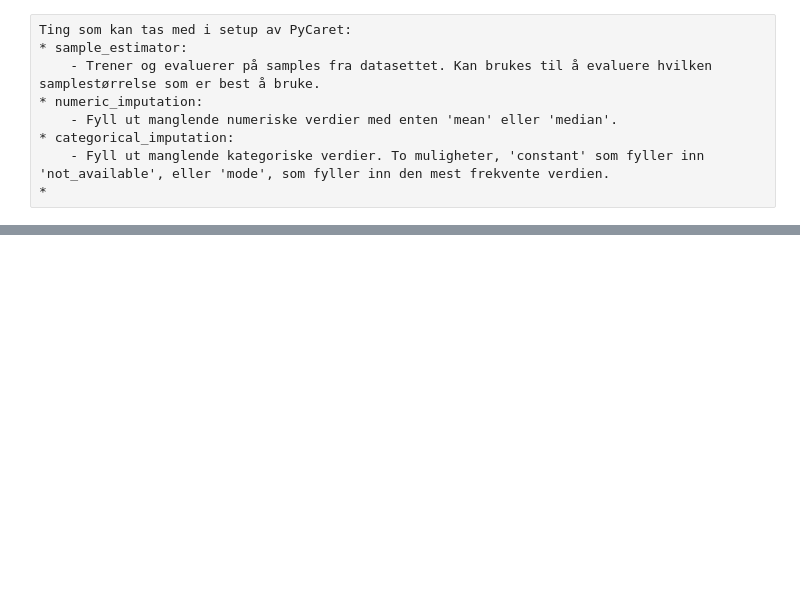
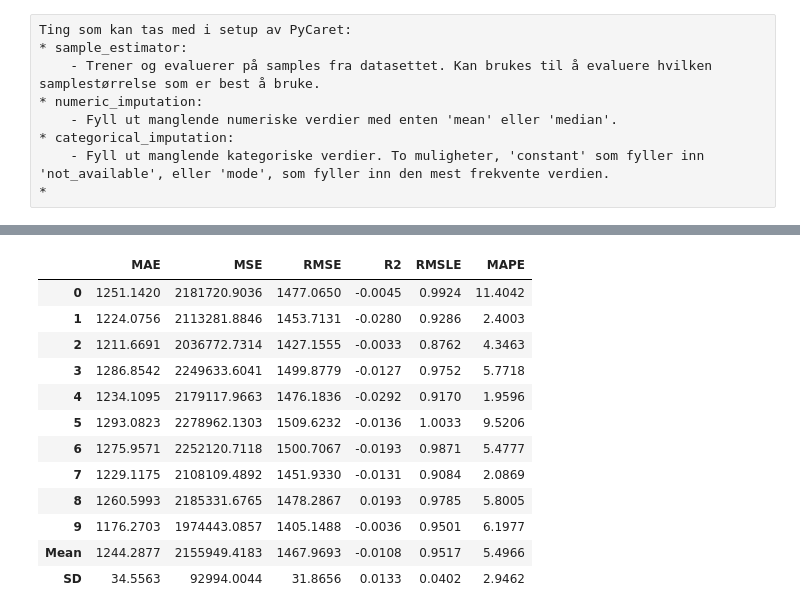
Before and after one commit to h577870/DAT158_ML2, a Jupyter notebook: Customer-revenue-prediction.ipynb, the cells around one changed output, grey strips where cells are left out. Cells and saved outputs as stored; diff of their text form; code cells hidden in the pictures; blank space fills up the shorter version.

```diff
--- a/Customer-revenue-prediction.ipynb
+++ b/Customer-revenue-prediction.ipynb
@@ -198,0 +291,16 @@ Ting som kan tas med i setup av PyCaret:
+# %%
+tuned_pareg = tune_model(model_pareg)
+# %% [output]
+|  | MAE | MSE | RMSE | R2 | RMSLE | MAPE |
+| 0 | 1251.1420 | 2181720.9036 | 1477.0650 | -0.0045 | 0.9924 | 11.4042 |
+| 1 | 1224.0756 | 2113281.8846 | 1453.7131 | -0.0280 | 0.9286 | 2.4003 |
+| 2 | 1211.6691 | 2036772.7314 | 1427.1555 | -0.0033 | 0.8762 | 4.3463 |
+| 3 | 1286.8542 | 2249633.6041 | 1499.8779 | -0.0127 | 0.9752 | 5.7718 |
+| 4 | 1234.1095 | 2179117.9663 | 1476.1836 | -0.0292 | 0.9170 | 1.9596 |
+| 5 | 1293.0823 | 2278962.1303 | 1509.6232 | -0.0136 | 1.0033 | 9.5206 |
+| 6 | 1275.9571 | 2252120.7118 | 1500.7067 | -0.0193 | 0.9871 | 5.4777 |
+| 7 | 1229.1175 | 2108109.4892 | 1451.9330 | -0.0131 | 0.9084 | 2.0869 |
+| 8 | 1260.5993 | 2185331.6765 | 1478.2867 | 0.0193 | 0.9785 | 5.8005 |
+| 9 | 1176.2703 | 1974443.0857 | 1405.1488 | -0.0036 | 0.9501 | 6.1977 |
+| Mean | 1244.2877 | 2155949.4183 | 1467.9693 | -0.0108 | 0.9517 | 5.4966 |
+| SD | 34.5563 | 92994.0044 | 31.8656 | 0.0133 | 0.0402 | 2.9462 |
```
Also changed, not shown: parts of 16 cells of this notebook.
